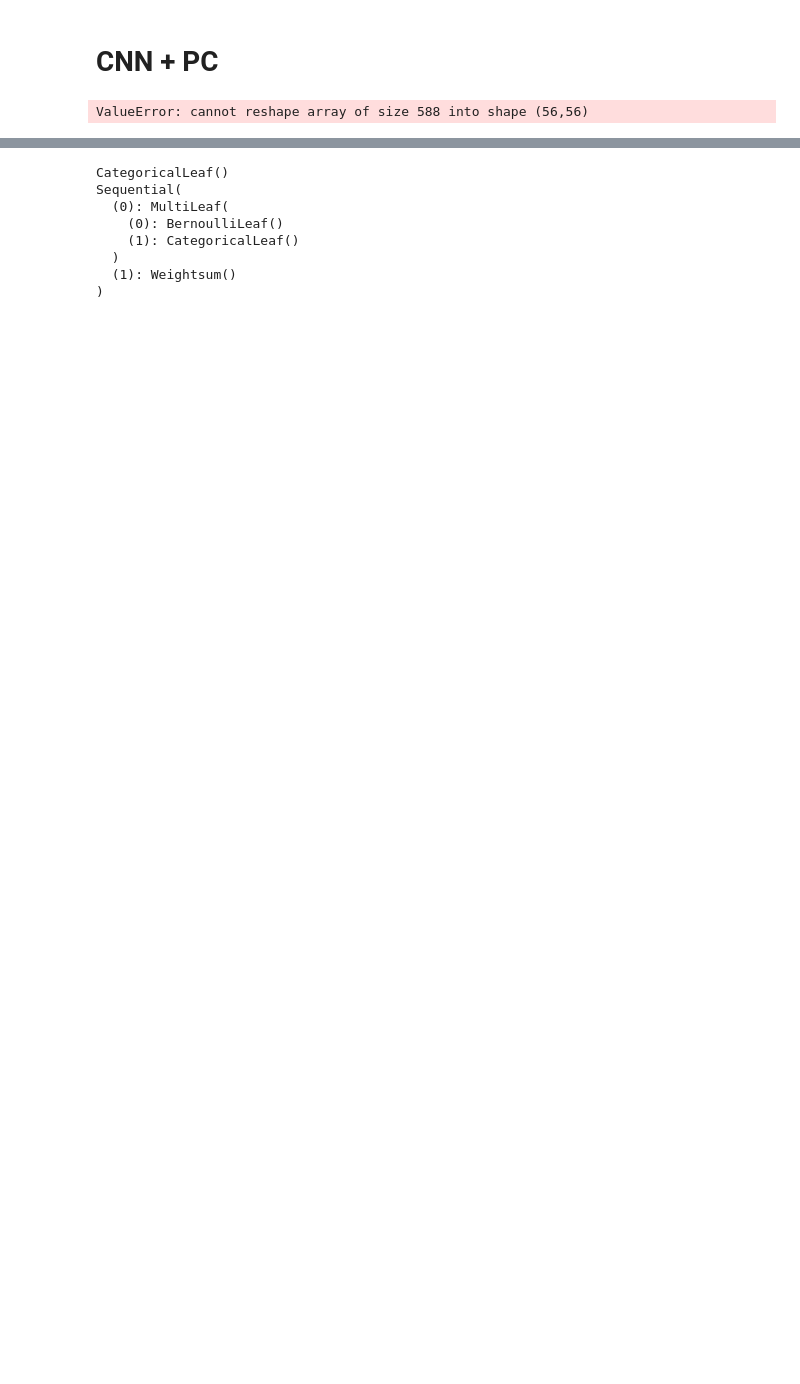
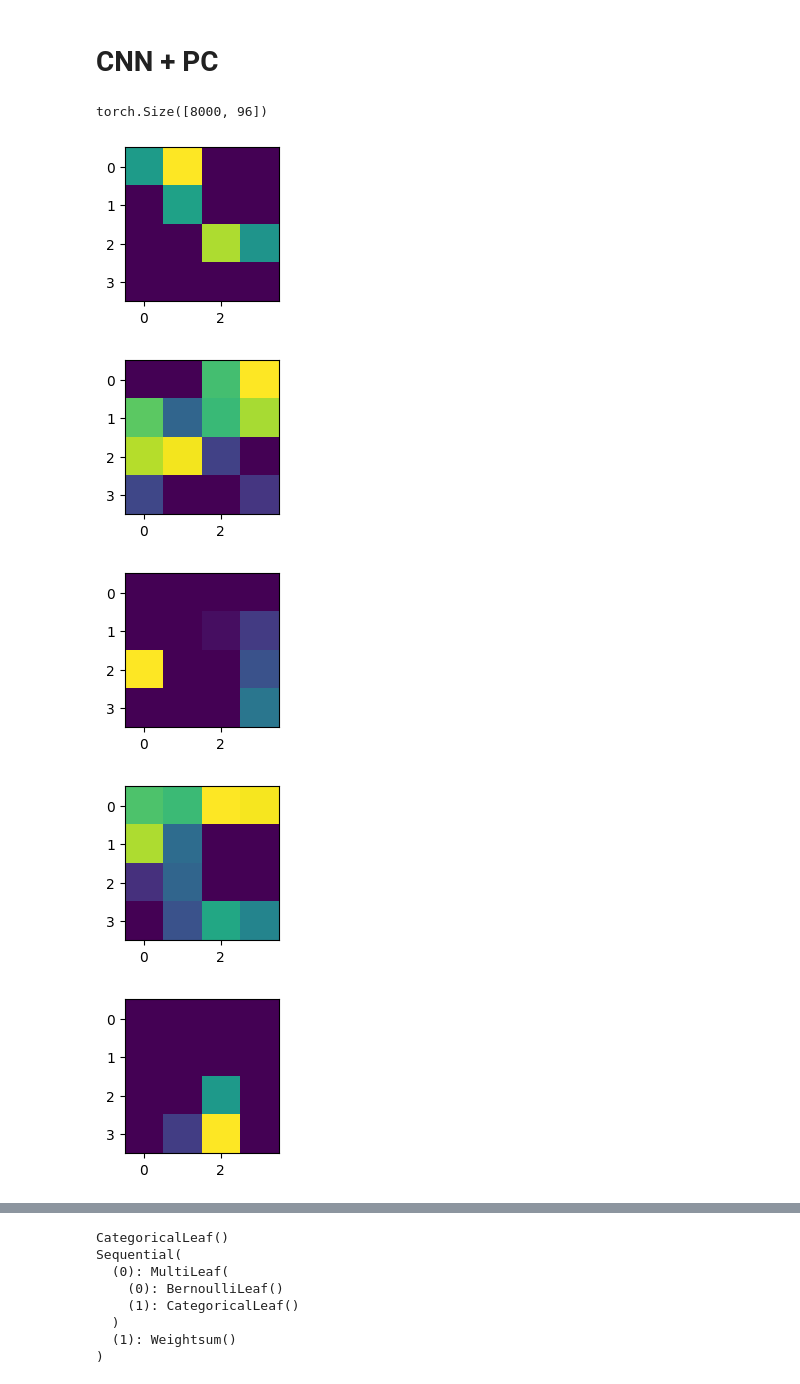
Before and after one commit to MiloszHoleksa/ProbabilisticCircuit, a Jupyter notebook: Baseline_PC.ipynb, the cells around one changed output, grey strips where cells are left out. Cells and saved outputs as stored; diff of their text form; code cells hidden in the pictures; blank space fills up the shorter version.

```diff
--- a/Baseline_PC.ipynb
+++ b/Baseline_PC.ipynb
@@ -163,4 +163,30 @@ After layer 0 (MultiLeaf): torch.Size([8000, 1, 785, 51])
 After layer 1 (Weightsum): torch.Size([8000])
 # %%
+accs_baseline = []
+pc_model = Sequential(multi_leaf,
+                    Weightsum(T, V + 1, C))
 pc_model.train()
 tp.utils.model.train(pc_model, [concatenated], device = device, epochs = 10, show_progress=True)
+Xtest = Xtest > 0
+empty_y = torch.zeros(Xtest.shape[0])
+empty_y[:] = float('nan')
+concatenated_test = torch.cat((Xtest.float(), empty_y[:,None]), dim =1)
+leaves_types = ["N"] * 784 + ["C"]
+print(leaves_types)
+
+imp_func = lambda model, batch, device: tp.utils.impute.impute(model, batch, leaves_types, device = device)
+
+#We can now impute the data introducing some randomn missing values
+
+p = 0.5
+mXtest = torch.clone(concatenated_test)
+
+b_mXtest = tp.utils.data.batch(mXtest, 200)
+
+Ximputed = tp.utils.impute.b_impute(pc_model, b_mXtest , imp_func, device)
+
+predicted_label = Ximputed[:,-1]
+
+num_correct = torch.sum(predicted_label == Ytest)
+print(num_correct/frac_test)
+accs_baseline.append(num_correct/frac_test)
@@ -321,7 +283,7 @@ class Model(nn.Module):
       #x = nn.Flatten()(x)
 
 
-      x = self.dropout(F.relu(self.fc1(x)))
+      x = F.relu(self.fc1(x))
 
       x = self.fc2(x)
 
@@ -433,6 +331,7 @@ optimizer = optim.Adam(cnn_model_2l.parameters(), lr=0.001)
 
 # Train the model
 epochs = 10
+accs_cnn = []
 for epoch in range(epochs):
     cnn_model_2l.train()
     running_loss = 0.0
@@ -469,5 +368,6 @@ for epoch in range(epochs):
             correct += (predicted == labels).sum().item()
 
     print(f"Epoch {epoch+1}/{epochs}, Training Loss: {running_loss/len(train_loader):.4f}, Validation Loss: {val_loss/len(val_loader):.4f}, Validation Accuracy: {100 * correct / total:.2f}%")
+    accs_cnn.append(correct / total)
 # %% [output]
 Size: torch.Size([64, 6, 4, 4])
@@ -485,10 +385,21 @@ Epoch 10/10, Training Loss: 0.3458, Validation Loss: 0.2364, Validation Accuracy
 # CNN + PC
 # %%
 final_conv_out = cnn_model_2l.return_hidden(Xtrain.view(-1, 1, 28, 28))
+# %%
+final_conv_out.shape
+# %% [output]
+torch.Size([8000, 96])
 # %%
 final_conv_out[0]
 from matplotlib import pyplot as plt
+for conv_kernel in final_conv_out[0].detach().numpy().reshape(6, 4, 4):
+    plt.figure(figsize=(2, 2))
+    plt.imshow(conv_kernel)
 
-plt.imshow(final_conv_out[0].detach().numpy().reshape(56, 56))
+#plt.imshow(final_conv_out[0].detach().numpy().reshape(6, 4, 4))
 # %% [output]
-ValueError: cannot reshape array of size 588 into shape (56,56)
+[figure, added]
+[figure, added]
+[figure, added]
+[figure, added]
+[figure, added]
```
Also changed, not shown: parts of 45 cells of this notebook, 1 other file.
